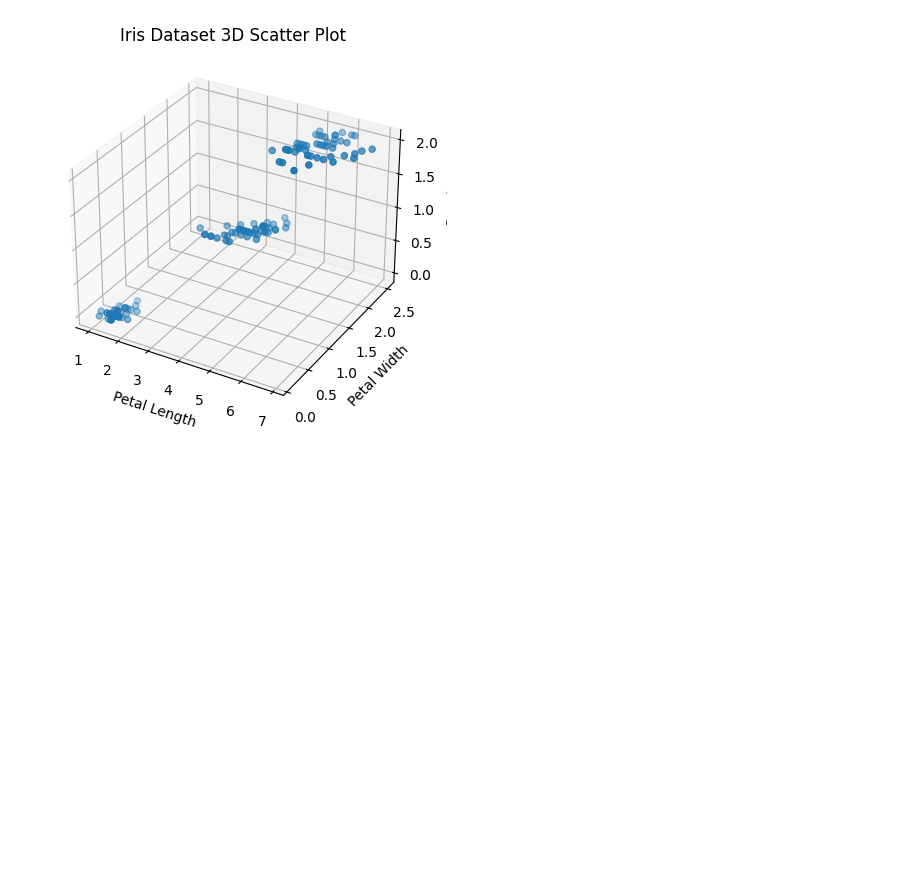
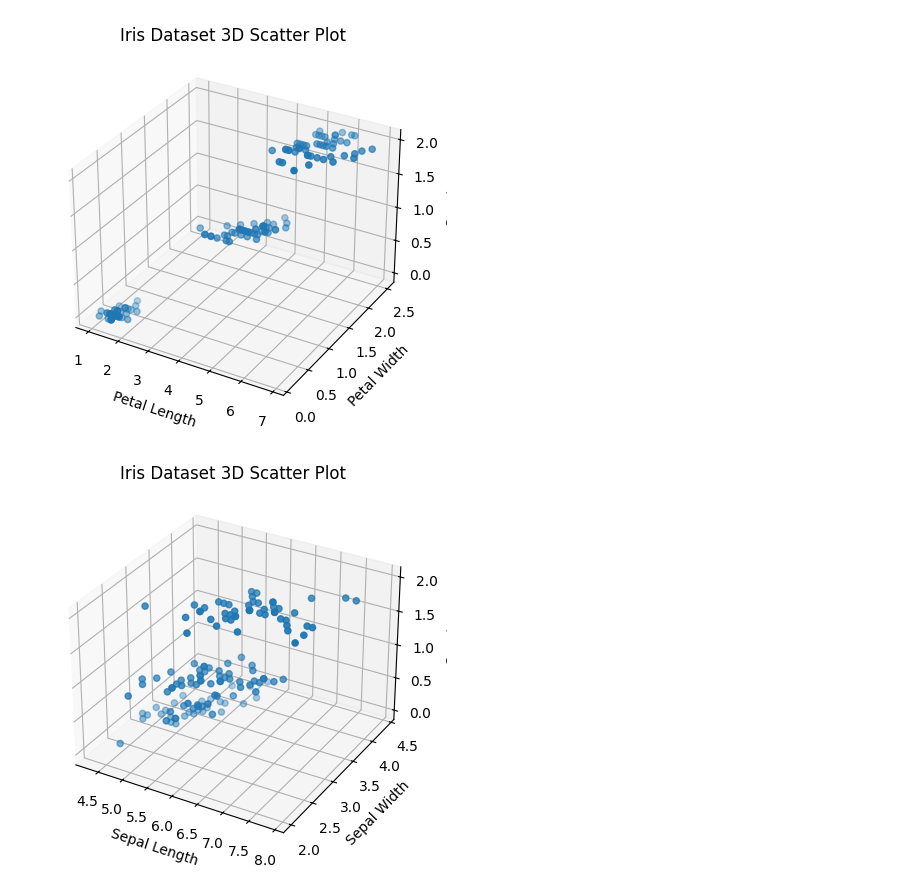
Before and after one commit to Sumit-Agnihotri/IRIS_FLOWER_CLASSIFICATION, a Jupyter notebook: Iris Flower Classification.ipynb, the cells around one changed output. Drawn from its saved outputs; the diff is of its cells as text; code cells hidden in the pictures; blank space fills up the shorter version.

Commit message:
Project

```diff
--- a/Iris Flower Classification.ipynb
+++ b/Iris Flower Classification.ipynb
@@ -64,3 +64,15 @@ axis.set_zlabel("Species")
 plt.show()
 # %% [output]
 [figure]
+# %%
+from mpl_toolkits.mplot3d import Axes3D
+fig = plt.figure()
+axis = fig.add_subplot(111, projection='3d')
+axis.scatter3D(dataset.sepal_length, dataset.sepal_width, dataset.species)
+plt.title("Iris Dataset 3D Scatter Plot")
+axis.set_xlabel("Sepal Length")
+axis.set_ylabel("Sepal Width")
+axis.set_zlabel("Species")
+plt.show()
+# %% [output]
+[figure, added]
```
Also changed, not shown: parts of 8 cells of this notebook.
